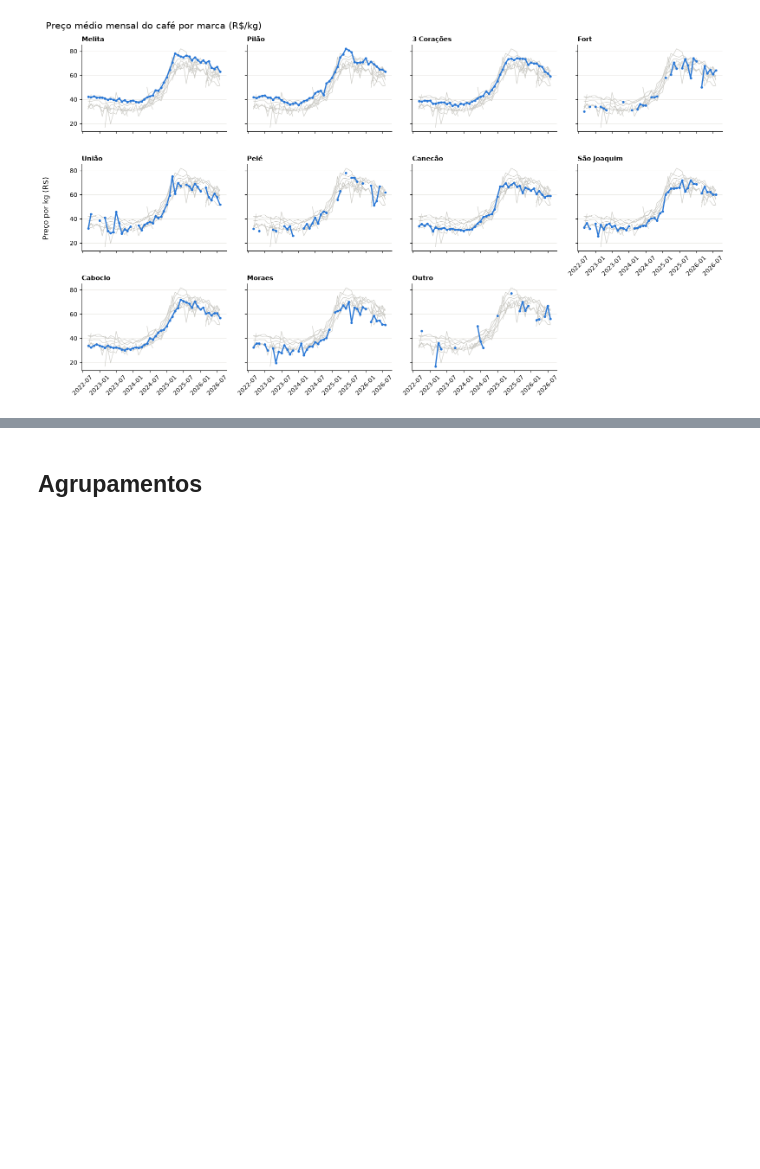
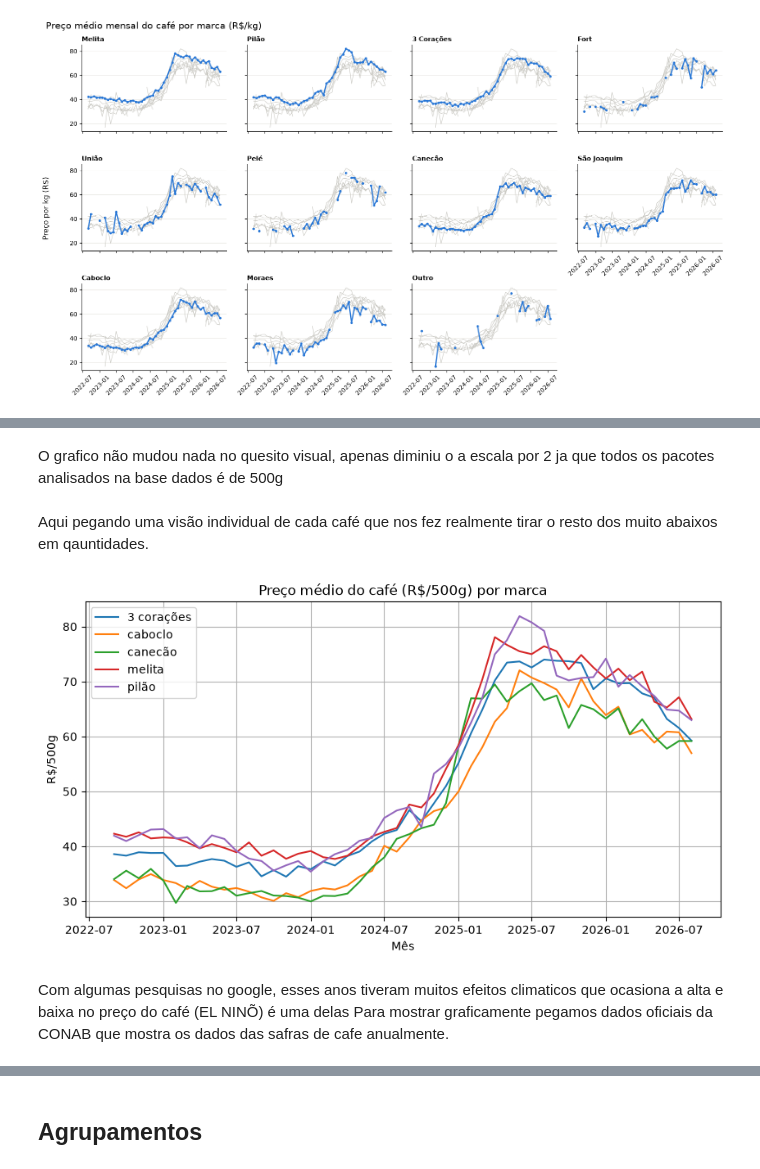
Before and after one commit to Teus-Andrezana/dados_cesta_basica, a Jupyter notebook: notebooks/cesta_basica.ipynb, the cells around one changed output, grey strips where cells are left out. Saved outputs shown, nothing was run; the diff lists cells and outputs as text; code cells hidden in the pictures; blank space fills up the shorter version.

```diff
--- a/notebooks/cesta_basica.ipynb
+++ b/notebooks/cesta_basica.ipynb
@@ -306,0 +473,21 @@ plt.show()
+# %% [markdown]
+O grafico não mudou nada no quesito visual, apenas diminiu o a escala por 2 ja que todos os pacotes analisados na base dados é de 500g
+# %% [markdown]
+Aqui pegando uma visão individual de cada café que nos fez realmente tirar o resto dos muito abaixos em qauntidades.
+# %%
+mensal_marca = cafe.groupby(["mes_ano_data", "marca"])["ppk"].mean().unstack()
+plt.figure(figsize=(10, 5))
+for marca in mensal_marca.columns:
+    plt.plot(mensal_marca.index, mensal_marca[marca], label=marca)
+
+plt.title("Preço médio do café (R$/500g) por marca")
+plt.xlabel("Mês")
+plt.ylabel("R$/500g")
+plt.legend()
+plt.grid(True)
+plt.show()
+# %% [output]
+[figure, added]
+# %% [markdown]
+Com algumas pesquisas no google, esses anos tiveram muitos efeitos climaticos que ocasiona a alta e baixa no preço do café (EL NINÕ) é uma delas
+Para mostrar graficamente pegamos dados oficiais da CONAB que mostra os dados das safras de cafe anualmente.
```
Also changed, not shown: parts of 36 cells of this notebook, 2 other files.
